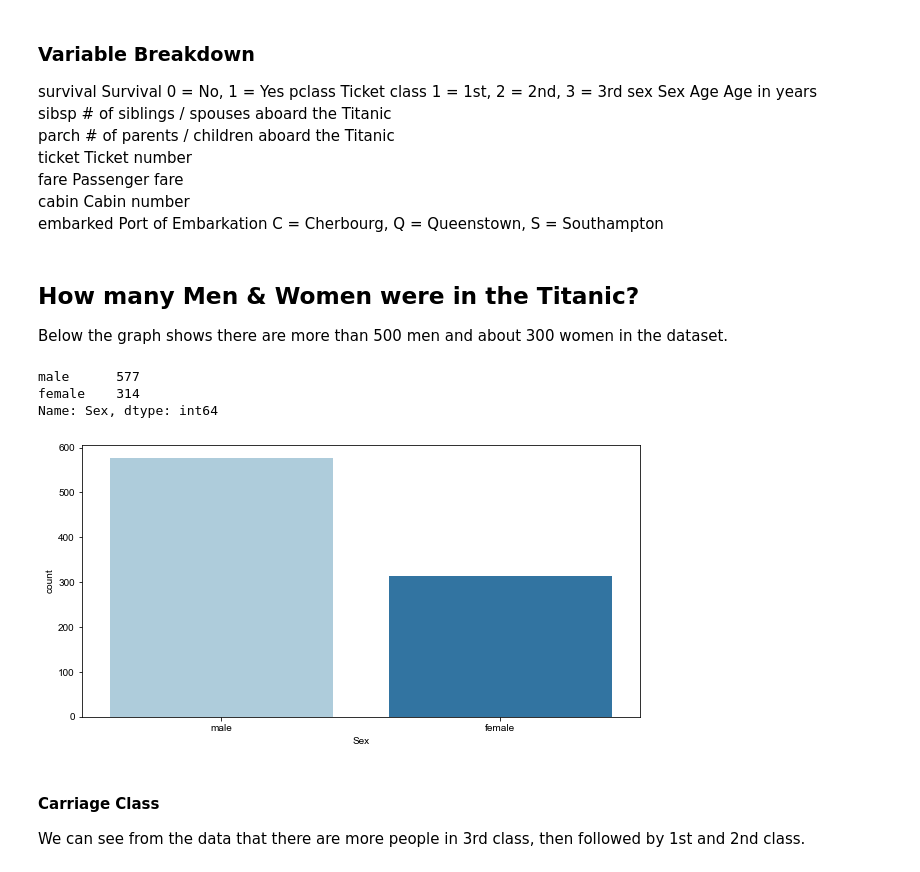
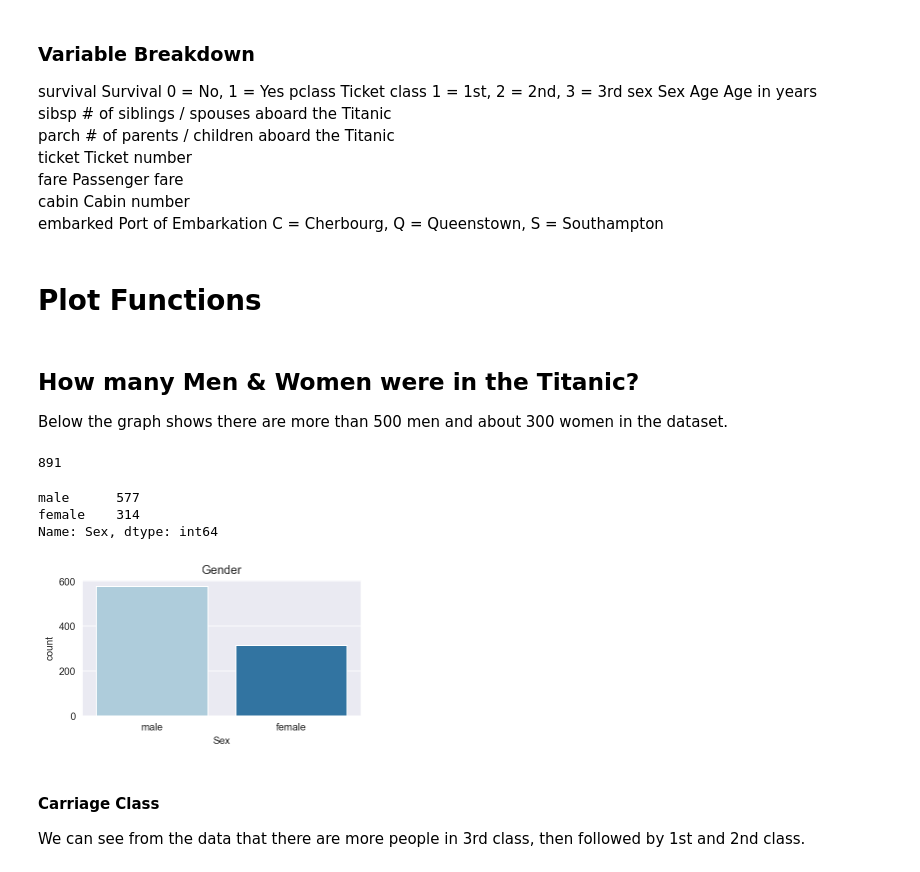
Before and after one commit to nizarhamood/Titanic, a Jupyter notebook: titanic.ipynb, the cells around one changed output. Drawn from its saved outputs; the diff is of its cells as text; code cells hidden in the pictures.

Commit message:
Updated count_plot function to include plot title; updated plot titles for all plots; added value_count().sum() for total of values counted for better details; added not_survive for embarkation point

```diff
--- a/titanic.ipynb
+++ b/titanic.ipynb
@@ -55,21 +56,25 @@ cabin	Cabin number
 embarked	Port of Embarkation	C = Cherbourg, Q = Queenstown, S = Southampton
 # %%
 #train.head(10)
+# %% [markdown]
+# Plot Functions
 # %%
 # Count plot graph function below
-def countplot(column, data_frame):
+def countplot(column, data_frame, plot_title):
 
     plt.figure(
         figsize = (
-            10,
-            5
+            5,
+            2.5
         )
     )
     sns.countplot(
         x = column,
         data = data_frame,
         palette = 'Paired'
-    )
+    ).set(
+        title=plot_title
+        )
     sns.set_style(
         'darkgrid'
     )
@@ -116,16 +121,18 @@ def histo(
 # %% [markdown]
 ## How many Men & Women were in the Titanic?
 Below the graph shows there are more than 500 men and about 300 women in the dataset.
-# %%
-train['Sex'].value_counts()
-# %% [output]
-male      577
-female    314
-Name: Sex, dtype: int64
+# %%
+print(train['Sex'].value_counts().sum())
+train['Sex'].value_counts()
+# %% [output]
+891
+male      577
+female    314
+Name: Sex, dtype: int64
 # %%
-countplot('Sex', train)
+countplot('Sex', train, 'Gender')
 # %% [output]
-[figure, old version]
+[figure, new version]
 # %% [markdown]
 #### Carriage Class
 We can see from the data that there are more people in 3rd class, then followed by 1st and 2nd class.
```
Also changed, not shown: parts of 29 cells of this notebook.
